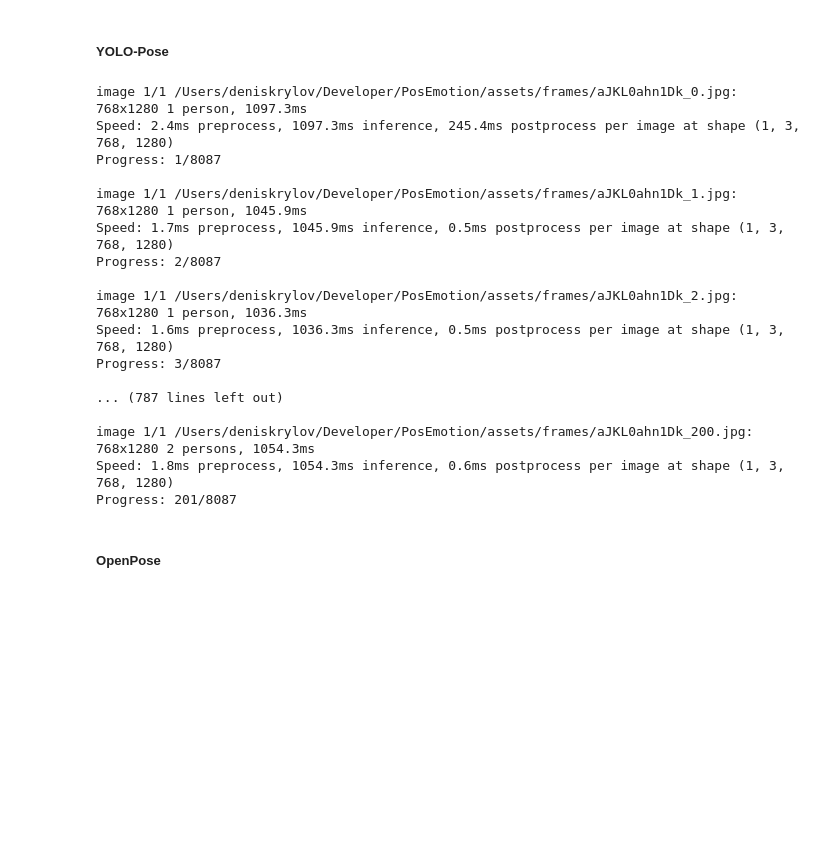
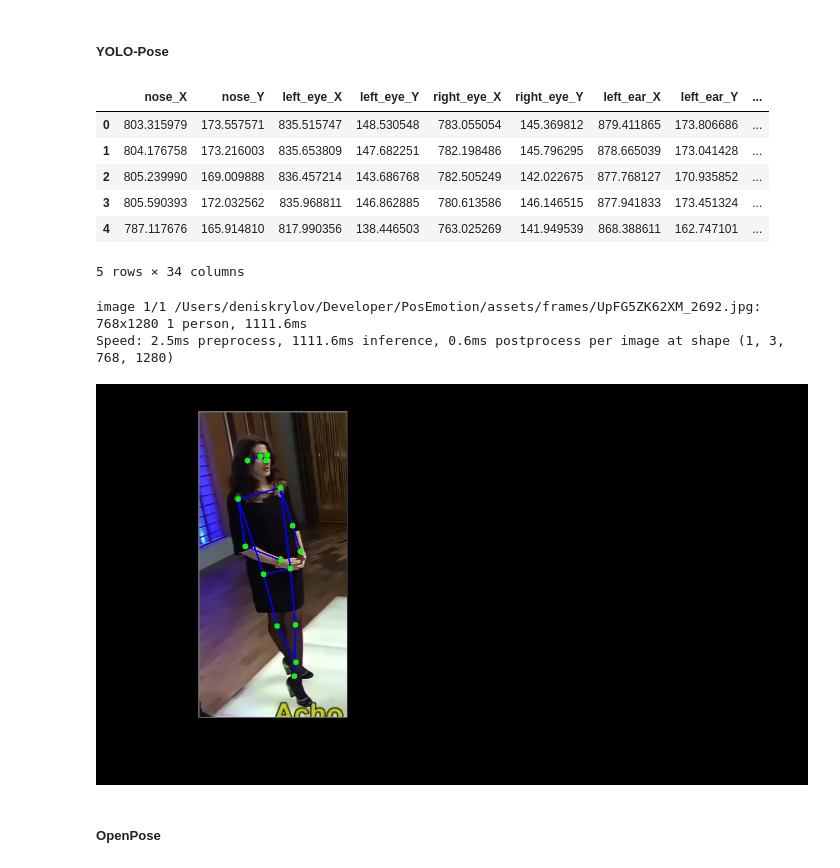
Before and after one commit to denskrlv/PosEmotion, a Jupyter notebook: app.ipynb, the cells around one changed output. Saved outputs shown, nothing was run; the diff lists cells and outputs as text; code cells hidden in the pictures; blank space fills up the shorter version.

Commit message:
Refactor draw method to support optional label rendering and add line connections

```diff
--- a/app.ipynb
+++ b/app.ipynb
@@ -107,25 +107,26 @@ def apply_yolo():
 
 
 # Uncomment the line below to apply YOLO to the frames
-apply_yolo()
+# apply_yolo()
+
+yolo_df = pd.read_csv("/Users/deniskrylov/Developer/PosEmotion/assets/annotations/yolo_keypoints.csv")
+yolo_df.head()
 # %% [output]
+|  | nose_X | nose_Y | left_eye_X | left_eye_Y | right_eye_X | right_eye_Y | left_ear_X | left_ear_Y | ... |
+| 0 | 803.315979 | 173.557571 | 835.515747 | 148.530548 | 783.055054 | 145.369812 | 879.411865 | 173.806686 | ... |
+| 1 | 804.176758 | 173.216003 | 835.653809 | 147.682251 | 782.198486 | 145.796295 | 878.665039 | 173.041428 | ... |
+| 2 | 805.239990 | 169.009888 | 836.457214 | 143.686768 | 782.505249 | 142.022675 | 877.768127 | 170.935852 | ... |
+| 3 | 805.590393 | 172.032562 | 835.968811 | 146.862885 | 780.613586 | 146.146515 | 877.941833 | 173.451324 | ... |
+| 4 | 787.117676 | 165.914810 | 817.990356 | 138.446503 | 763.025269 | 141.949539 | 868.388611 | 162.747101 | ... |
-image 1/1 /Users/deniskrylov/Developer/PosEmotion/assets/frames/aJKL0ahn1Dk_0.jpg: 768x1280 1 person, 1097.3ms
-Speed: 2.4ms preprocess, 1097.3ms inference, 245.4ms postprocess per image at shape (1, 3, 768, 1280)
-Progress: 1/8087
-
-image 1/1 /Users/deniskrylov/Developer/PosEmotion/assets/frames/aJKL0ahn1Dk_1.jpg: 768x1280 1 person, 1045.9ms
-Speed: 1.7ms preprocess, 1045.9ms inference, 0.5ms postprocess per image at shape (1, 3, 768, 1280)
-Progress: 2/8087
-
-image 1/1 /Users/deniskrylov/Developer/PosEmotion/assets/frames/aJKL0ahn1Dk_2.jpg: 768x1280 1 person, 1036.3ms
-Speed: 1.6ms preprocess, 1036.3ms inference, 0.5ms postprocess per image at shape (1, 3, 768, 1280)
-Progress: 3/8087
-
-... (787 lines left out)
-
-image 1/1 /Users/deniskrylov/Developer/PosEmotion/assets/frames/aJKL0ahn1Dk_200.jpg: 768x1280 2 persons, 1054.3ms
-Speed: 1.8ms preprocess, 1054.3ms inference, 0.6ms postprocess per image at shape (1, 3, 768, 1280)
-Progress: 201/8087
+5 rows × 34 columns
+# %%
+model = YOLO("/Users/deniskrylov/Developer/PosEmotion/models/yolo-pose.pt")
+result = detect_poses("/Users/deniskrylov/Developer/PosEmotion/assets/frames/UpFG5ZK62XM_2692.jpg", model)
+result.draw_ipython(False)
+# %% [output]
+image 1/1 /Users/deniskrylov/Developer/PosEmotion/assets/frames/UpFG5ZK62XM_2692.jpg: 768x1280 1 person, 1111.6ms
+Speed: 2.5ms preprocess, 1111.6ms inference, 0.6ms postprocess per image at shape (1, 3, 768, 1280)
+[figure, added]
 # %% [markdown]
 ##### OpenPose
 # %% [markdown]
```
Also changed, not shown: parts of 3 cells of this notebook, 1 other file.
